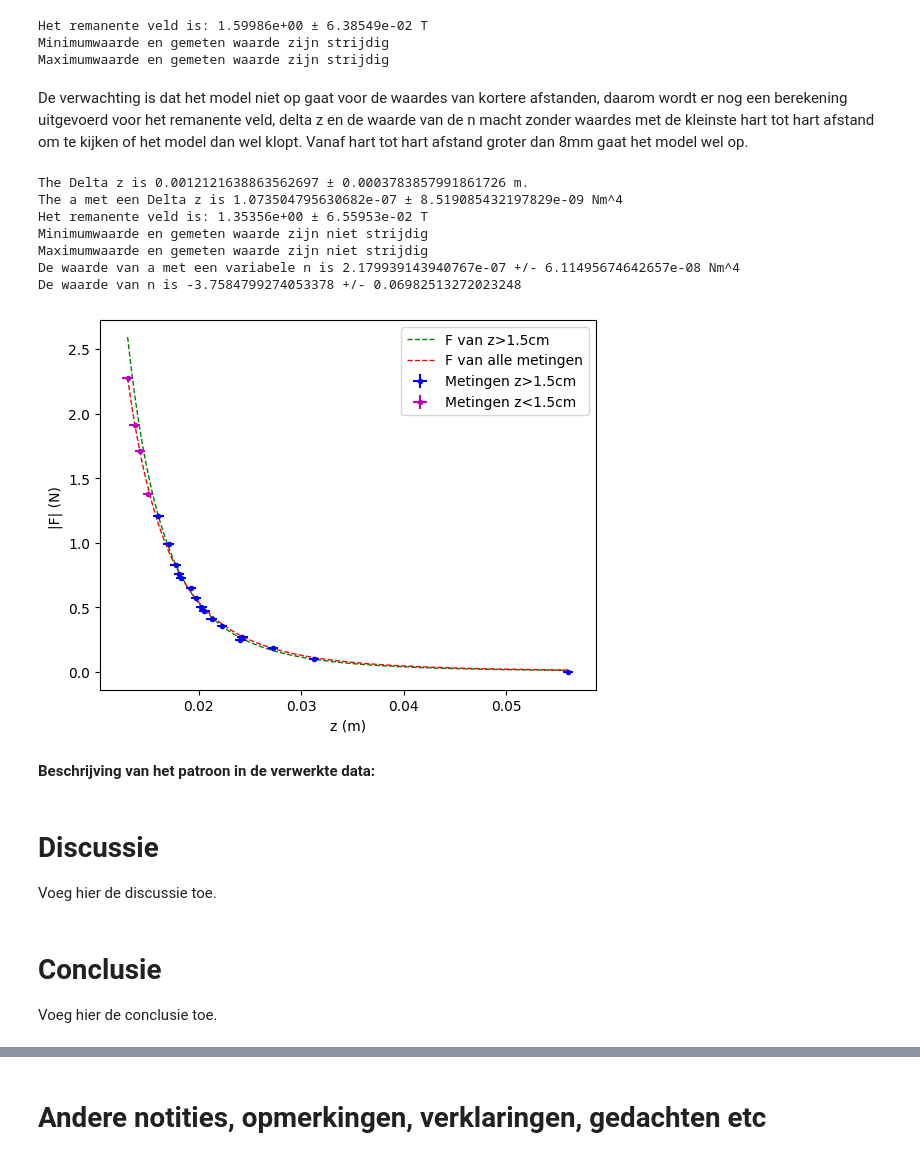
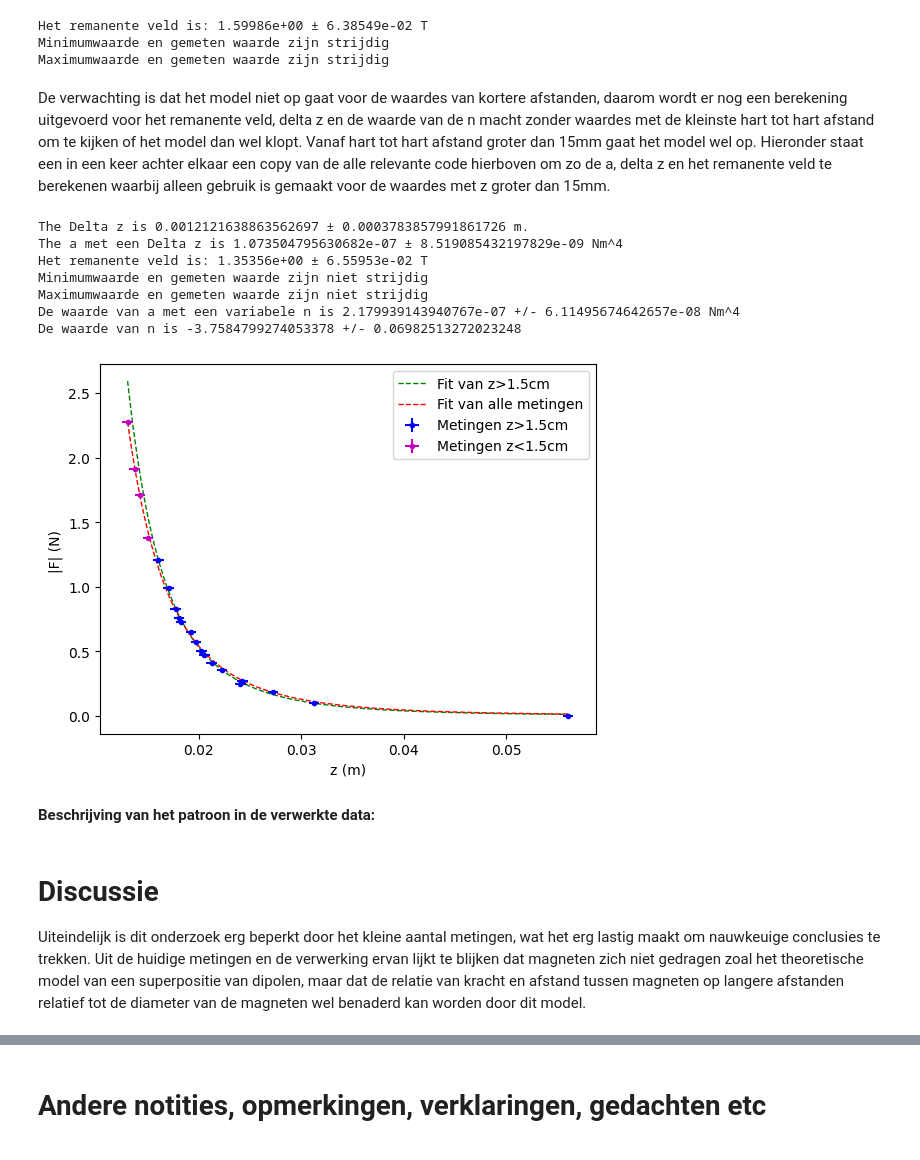
Before and after one commit to Emcrypted-Dev/practicum131023, a Jupyter notebook: IE1_labjournaal_NL.ipynb, the cells around one changed output, grey strips where cells are left out. Drawn from its saved outputs; the diff is of its cells as text; code cells hidden in the pictures.

Commit message:
Meer berekeningen gedaan aan z > 15mm en daarnaast een aantal lege hokjes ingevuld.

```diff
--- a/IE1_labjournaal_NL.ipynb
+++ b/IE1_labjournaal_NL.ipynb
@@ -427,7 +435,7 @@ Het remanente veld is: 1.59986e+00 ± 6.38549e-02 T
 Minimumwaarde en gemeten waarde zijn strijdig
 Maximumwaarde en gemeten waarde zijn strijdig
 # %% [markdown]
-De verwachting is dat het model niet op gaat voor de waardes van kortere afstanden, daarom wordt er nog een berekening uitgevoerd voor het remanente veld, delta z en de waarde van de n macht zonder waardes met de kleinste hart tot hart afstand om te kijken of het model dan wel klopt. Vanaf hart tot hart afstand groter dan 8mm gaat het model wel op.
+De verwachting is dat het model niet op gaat voor de waardes van kortere afstanden, daarom wordt er nog een berekening uitgevoerd voor het remanente veld, delta z en de waarde van de n macht zonder waardes met de kleinste hart tot hart afstand om te kijken of het model dan wel klopt. Vanaf hart tot hart afstand groter dan 15mm gaat het model wel op. Hieronder staat een in een keer achter elkaar een copy van de alle relevante code hierboven om zo de a, delta z en het remanente veld te berekenen waarbij alleen gebruik is gemaakt voor de waardes met z groter dan 15mm.
 # %%
 #berekening delta z en de a die gebruikt gaat worden voor de berekening van het remanente veld.
 def funcwitherror(z, dz, a):
@@ -485,43 +493,43 @@ val_azn, cov_azn = curve_fit(func_azn, z_larger_distances, F_larger_distances,
 print("De waarde van a met een variabele n is", val_azn[0], "+/-", np.sqrt(cov_azn[0, 0]), "Nm^4")
 print("De waarde van n is", val_azn[1], "+/-", np.sqrt(cov_azn[1, 1]))  #Waardes en onzekerheden printen
 
-#plotten grafiek met delta z, met z>8mm
+#plotten van een grafiek met daarin het onderscheid tussen de strijdige en niet strijdige metingen, met daarbij de twee bijbehorende fitfuncties
 plt.figure()
 
 min_value_z_larger_distances = min(z_larger_distances)
 max_value_z_larger_distances = max(z_larger_distances)
 
 x_larger_distances = np.linspace(min_value_z, max_value_z_larger_distances, 1000)
 y_larger_distances = funcwitherror(x_larger_distances, val_larger_distances[0], val_larger_distances[1])
 
-plt.plot(x_larger_distances, y_larger_distances, 'g--', linewidth=1, label="F van z>1.5cm")
+plt.plot(x_larger_distances, y_larger_distances, 'g--', linewidth=1, label="Fit van z>1.5cm")
 
 
 max_value_z = max(z)
 
 x = np.linspace(min_value_z, max_value_z, 1000)
 y = funcwitherror(x, val[0], val[1])
 
-plt.plot(x, y, 'r--', linewidth=1, label="F van alle metingen")
+plt.plot(x, y, 'r--', linewidth=1, label="Fit van alle metingen")
 
 plt.xlabel("z (m)")
 plt.ylabel("|F| (N) ")
 plt.errorbar(z_larger_distances, F_larger_distances, u_F, u_z, 'b.', label="Metingen z>1.5cm")
 plt.errorbar(z_aan[6:], F_aan[6:], u_F, u_z, 'm.', label="Metingen z<1.5cm")
 plt.legend()
-plt.savefig("Grafiek_onderscheid_vit_15mm.png", dpi=1200)
+plt.savefig("Grafiek_onderscheid_fit_15mm.png", dpi=1200)
 plt.show()
 
 #Plotten mooie grafiek met alles erin
 # %% [output]
 The Delta z is 0.0012121638863562697 ± 0.0003783857991861726 m.
 The a met een Delta z is 1.073504795630682e-07 ± 8.519085432197829e-09 Nm^4
 Het remanente veld is: 1.35356e+00 ± 6.55953e-02 T
 Minimumwaarde en gemeten waarde zijn niet strijdig
 Maximumwaarde en gemeten waarde zijn niet strijdig
 De waarde van a met een variabele n is 2.179939143940767e-07 +/- 6.11495674642657e-08 Nm^4
 De waarde van n is -3.7584799274053378 +/- 0.06982513272023248
-[figure, old version]
+[figure, new version]
 # %% [markdown]
 **Beschrijving van het patroon in de verwerkte data:**
 # %%
@@ -529,6 +538,3 @@ De waarde van n is -3.7584799274053378 +/- 0.06982513272023248
-# %% [markdown]
-# Discussie
-Voeg hier de discussie toe.
-# %% [markdown]
-# Conclusie
-Voeg hier de conclusie toe.
+# %% [markdown]
+# Discussie
+Uiteindelijk is dit onderzoek erg beperkt door het kleine aantal metingen, wat het erg lastig maakt om nauwkeuige conclusies te trekken. Uit de huidige metingen en de verwerking ervan lijkt te blijken dat magneten zich niet gedragen zoal het theoretische model van een superpositie van dipolen, maar dat de relatie van kracht en afstand tussen magneten op langere afstanden relatief tot de diameter van de magneten wel benaderd kan worden door dit model.
```
Also changed, not shown: parts of 13 cells of this notebook.
